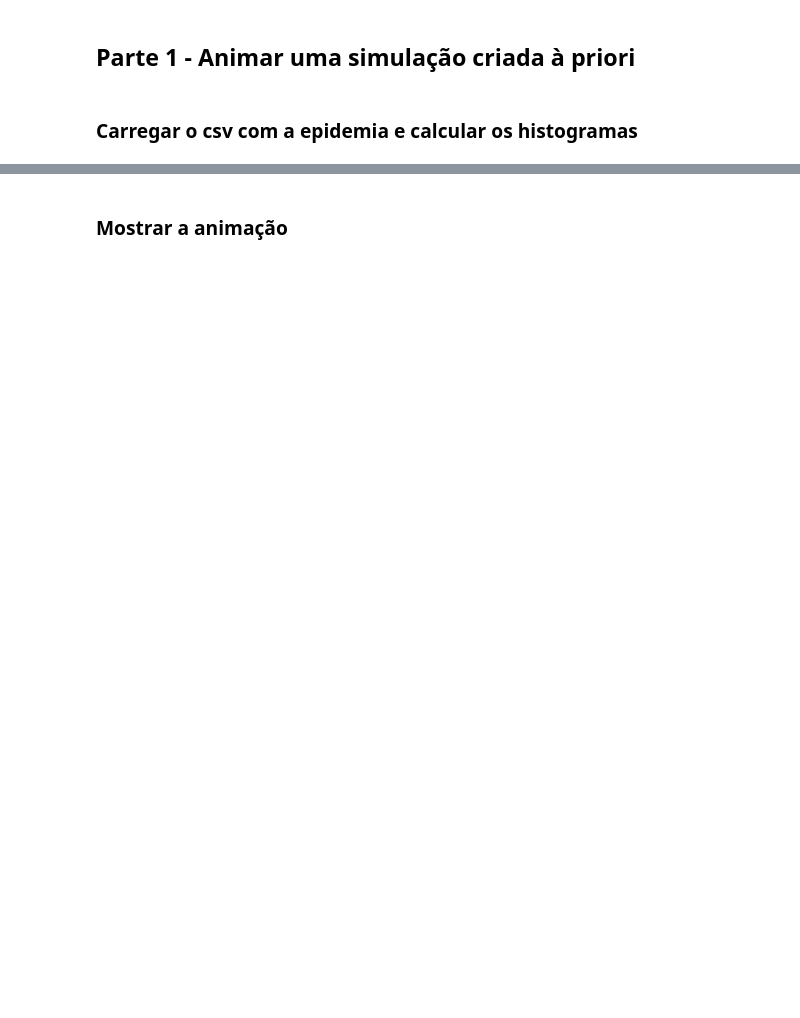
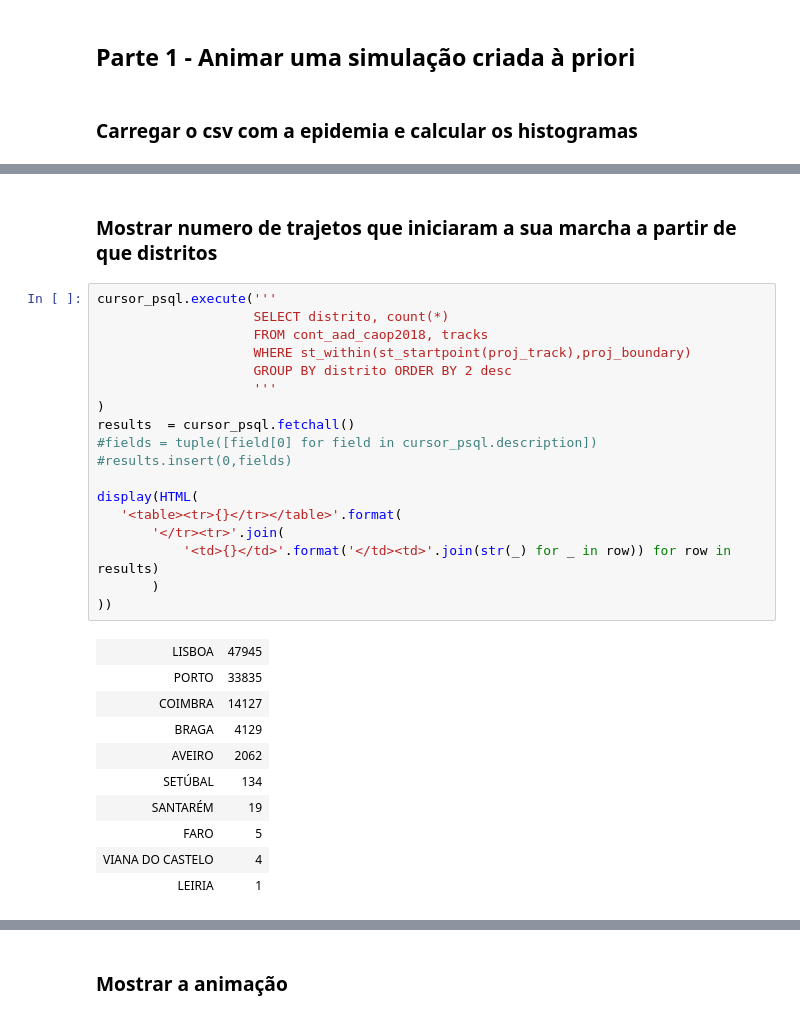
Before and after one commit to joaomouraosa/AdvancedTopicsInDataBases, a Jupyter notebook: Apresentação.ipynb, the cells around one changed output, grey strips where cells are left out. Drawn from its saved outputs; the diff is of its cells as text; blank space fills up the shorter version.

```diff
--- a/Apresentação.ipynb
+++ b/Apresentação.ipynb
@@ -151,0 +166,31 @@ print(n_others)
+# %% [markdown]
+### Mostrar numero de trajetos que iniciaram a sua marcha a partir de que distritos
+# %%
+cursor_psql.execute('''
+                    SELECT distrito, count(*)
+                    FROM cont_aad_caop2018, tracks
+                    WHERE st_within(st_startpoint(proj_track),proj_boundary)
+                    GROUP BY distrito ORDER BY 2 desc
+                    '''
+)
+results  = cursor_psql.fetchall()
+#fields = tuple([field[0] for field in cursor_psql.description])
+#results.insert(0,fields)
+
+display(HTML(
+   '<table><tr>{}</tr></table>'.format(
+       '</tr><tr>'.join(
+           '<td>{}</td>'.format('</td><td>'.join(str(_) for _ in row)) for row in results)
+       )
+))
+# %% [output]
+| LISBOA | 47945 |
+| PORTO | 33835 |
+| COIMBRA | 14127 |
+| BRAGA | 4129 |
+| AVEIRO | 2062 |
+| SETÚBAL | 134 |
+| SANTARÉM | 19 |
+| FARO | 5 |
+| VIANA DO CASTELO | 4 |
+| LEIRIA | 1 |
```
Also changed, not shown: parts of 27 cells of this notebook, 1 other file.
